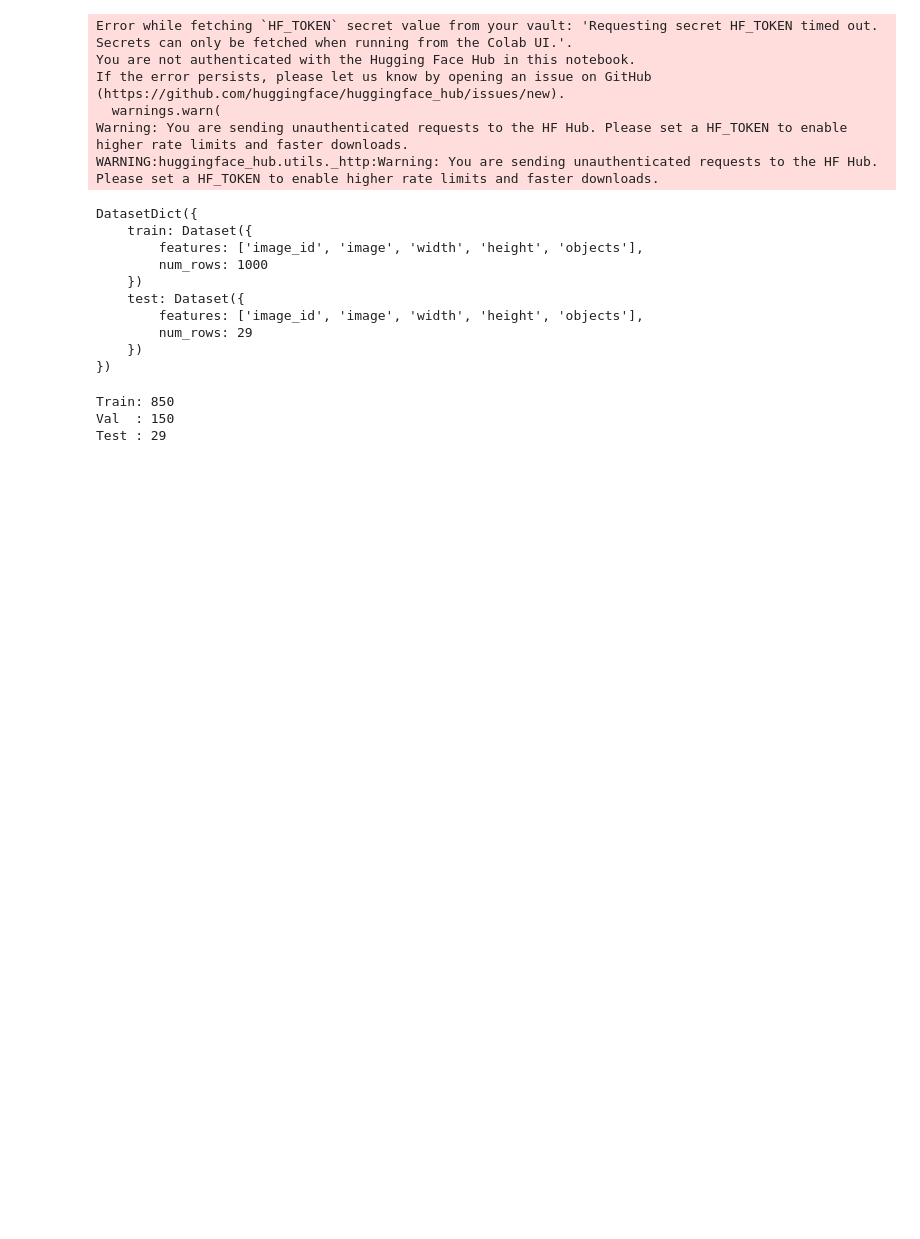
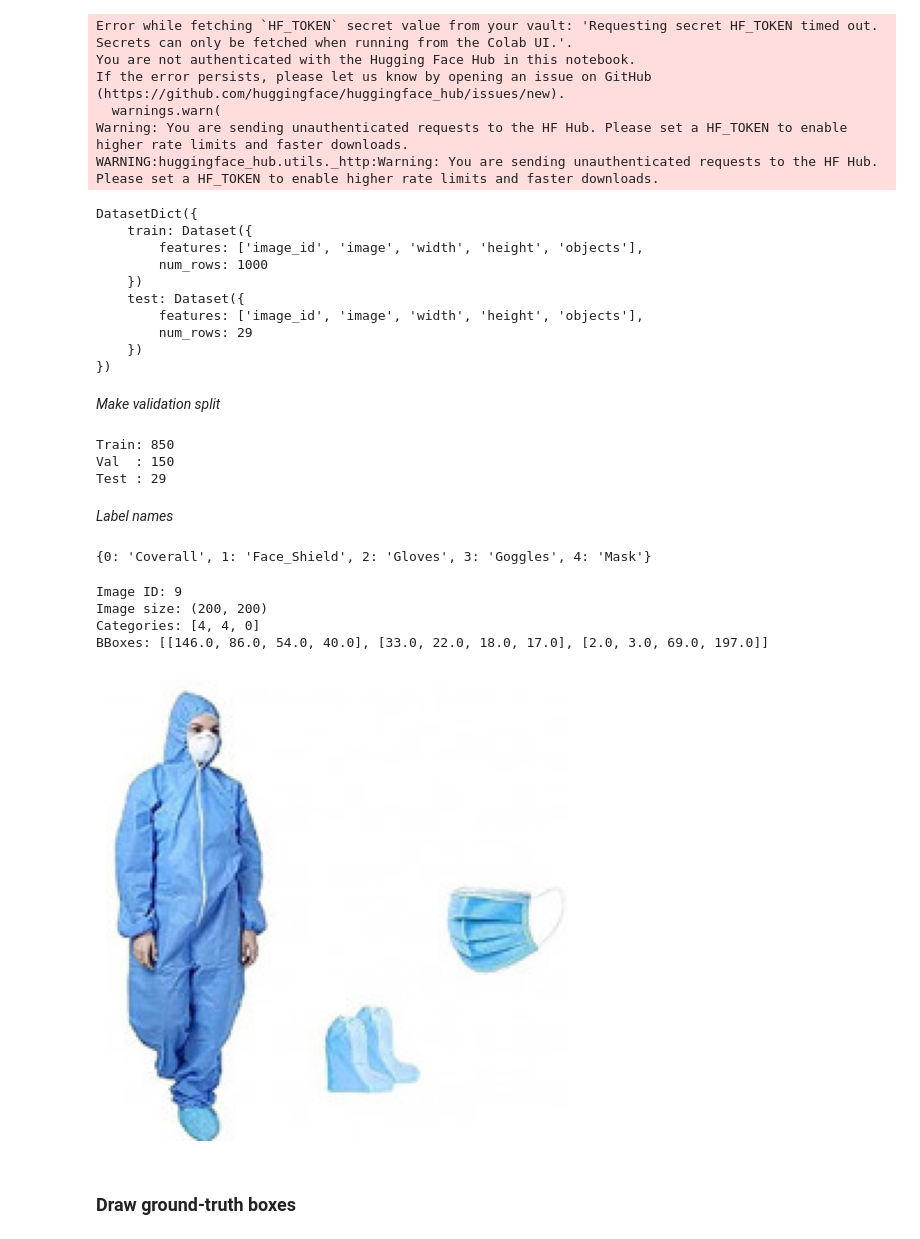
Before and after one commit to mdmohsin212/Transformers, a Jupyter notebook: Fine Tuning/DETR_finetune.ipynb, the cells around one changed output. Saved outputs shown, nothing was run; the diff lists cells and outputs as text; code cells hidden in the pictures; blank space fills up the shorter version.

```diff
--- a/Fine Tuning/DETR_finetune.ipynb
+++ b/Fine Tuning/DETR_finetune.ipynb
@@ -27,6 +29,8 @@ DatasetDict({
         num_rows: 29
     })
 })
+# %% [markdown]
+*Make validation split*
 # %%
 split = cppe5["train"].train_test_split(test_size=0.15, seed=42)
 
@@ -41,3 +45,37 @@ print("Test :", len(test_raw))
 Train: 850
 Val  : 150
 Test : 29
+# %% [markdown]
+*Label names*
+# %%
+label_names = ["Coverall", "Face_Shield", "Gloves", "Goggles", "Mask"]
+
+id2label = {i: name for i, name in enumerate(label_names)}
+label2id = {name: i for i, name in enumerate(label_names)}
+
+print(id2label)
+# %% [output]
+{0: 'Coverall', 1: 'Face_Shield', 2: 'Gloves', 3: 'Goggles', 4: 'Mask'}
+# %%
+sample = train_raw[0]
+
+image = sample["image"]
+objects = sample["objects"]
+
+print("Image ID:", sample["image_id"])
+print("Image size:", image.size)
+print("Categories:", objects["category"])
+print("BBoxes:", objects["bbox"])
+
+plt.figure(figsize=(6, 6))
+plt.imshow(image)
+plt.axis("off")
+plt.show()
+# %% [output]
+Image ID: 9
+Image size: (200, 200)
+Categories: [4, 4, 0]
+BBoxes: [[146.0, 86.0, 54.0, 40.0], [33.0, 22.0, 18.0, 17.0], [2.0, 3.0, 69.0, 197.0]]
+[figure, added]
+# %% [markdown]
+### Draw ground-truth boxes
```
Also changed, not shown: parts of 6 cells of this notebook.
